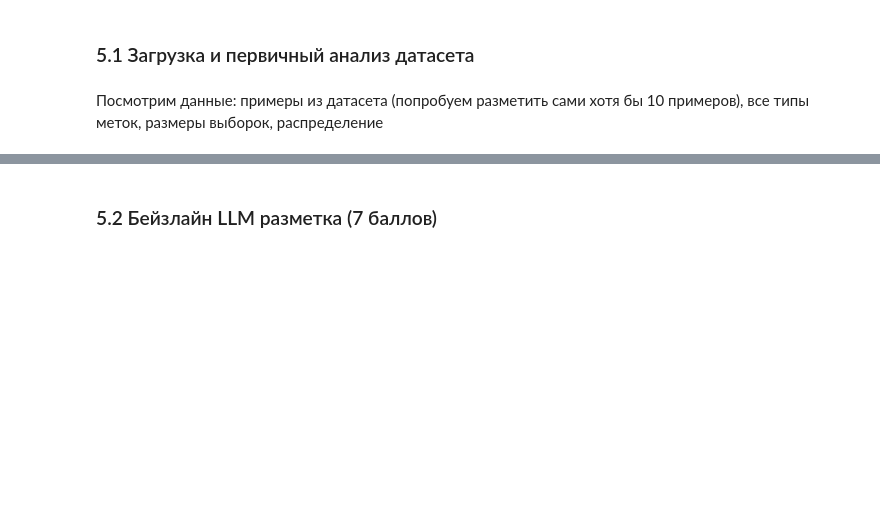
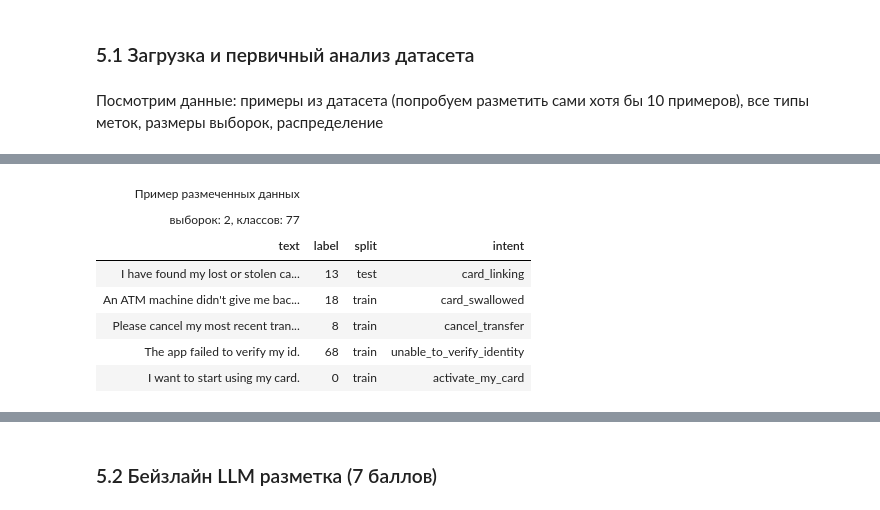
Before and after one commit to egor-kuzin/data-labeling, a Jupyter notebook: LLMpro_hw_4_Kuzin_Egor.ipynb, the cells around one changed output, grey strips where cells are left out. Drawn from its saved outputs; the diff is of its cells as text; code cells hidden in the pictures; blank space fills up the shorter version.

```diff
--- a/LLMpro_hw_4_Kuzin_Egor.ipynb
+++ b/LLMpro_hw_4_Kuzin_Egor.ipynb
@@ -93,0 +139,38 @@ print("""
+# %%
+import polars as pl
+import polars.selectors as cs
+from great_tables import style, loc
+
+pl.Config(fmt_str_lengths=100)
+
+
+df = pl.concat(
+    [
+        dataset.to_polars().with_columns(pl.lit(split).alias("split"))
+        for split, dataset in ds.items()
+    ],
+    how="vertical_relaxed",
+)
+
+labels = pl.DataFrame(
+    {"intent": ds["test"].info.features["label"].names}
+).with_row_index("label")
+
+df = df.join(labels, on="label")
+
+# Пример данных
+(
+    df.sample(5).style.tab_header(
+        title="Пример размеченных данных",
+        subtitle=f"выборок: {df['split'].n_unique()}, классов: {df['intent'].n_unique()}",
+    )
+)
+# %% [output]
+| Пример размеченных данных |  |  |  |
+| выборок: 2, классов: 77 |  |  |  |
+| text | label | split | intent |
+| I have found my lost or stolen ca... | 13 | test | card_linking |
+| An ATM machine didn't give me bac... | 18 | train | card_swallowed |
+| Please cancel my most recent tran... | 8 | train | cancel_transfer |
+| The app failed to verify my id. | 68 | train | unable_to_verify_identity |
+| I want to start using my card. | 0 | train | activate_my_card |
```
Also changed, not shown: parts of 10 cells of this notebook, 1 other file.
